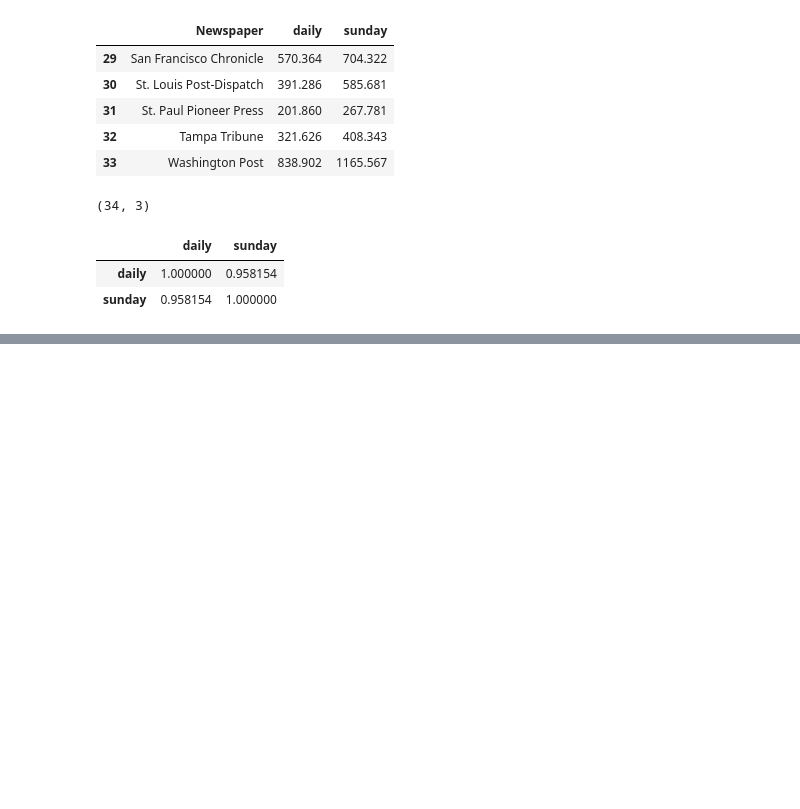
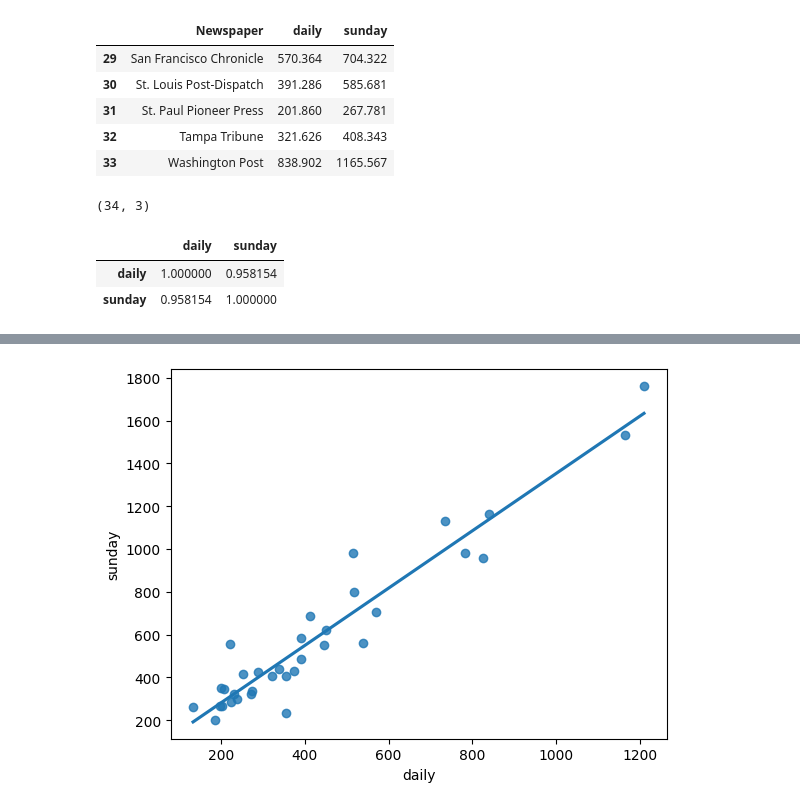
Before and after one commit to manash059/DAY-18_AD, a Jupyter notebook: DAY_18_AD.ipynb, the cells around one changed output, grey strips where cells are left out. Drawn from its saved outputs; the diff is of its cells as text; code cells hidden in the pictures; blank space fills up the shorter version.

```diff
--- a/DAY_18_AD.ipynb
+++ b/DAY_18_AD.ipynb
@@ -52,0 +73,4 @@ data.drop('Newspaper',axis=1).corr()
+# %%
+sns.regplot(x='daily',y='sunday',data=data,ci=None);
+# %% [output]
+[figure, added]
```
Also changed, not shown: parts of 3 cells of this notebook.
